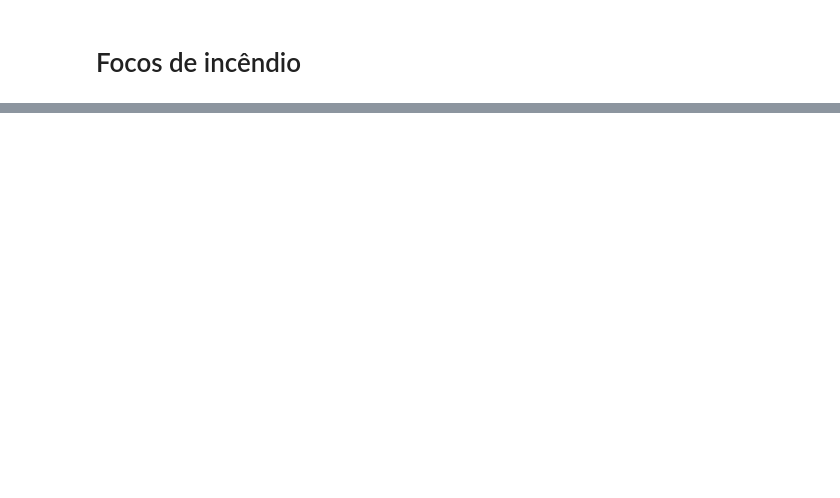
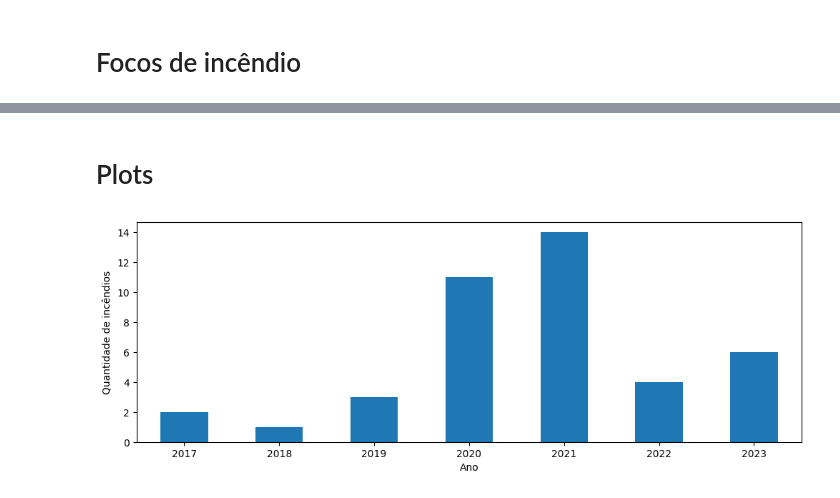
Before and after one commit to LPontes/fire_risk_app, a Jupyter notebook: notebooks/eda_risco_de_fogo.ipynb, the cells around one changed output, grey strips where cells are left out. Saved outputs shown, nothing was run; the diff lists cells and outputs as text; code cells hidden in the pictures; blank space fills up the shorter version.

```diff
--- a/notebooks/eda_risco_de_fogo.ipynb
+++ b/notebooks/eda_risco_de_fogo.ipynb
@@ -366,0 +416,3 @@ Map(center=[-24, -46], controls=(WidgetControl(options=['position', 'transparent
+# %%
+df_viirs['fid'] = df_viirs['fid'].astype(int)
+df_ndvi['fid'] = df_ndvi['fid'].astype(int)
@@ -366,0 +465,13 @@ Map(center=[-24, -46], controls=(WidgetControl(options=['position', 'transparent
+# %% [markdown]
+# Plots
+# %%
+fig, axs = plt.subplots(figsize=(12, 4))
+
+df_interanual = df.groupby(df['date'].dt.year).sum()['qtd_focos']
+# errors = df_interanual.std()
+df_interanual.plot(kind='bar', rot=0, ax=axs, capsize=4)
+
+plt.xlabel("Ano");  # custom x label using Matplotlib
+plt.ylabel("Quantidade de incêndios");
+# %% [output]
+[figure, added]
```
Also changed, not shown: parts of 33 cells of this notebook, 3 other files.
